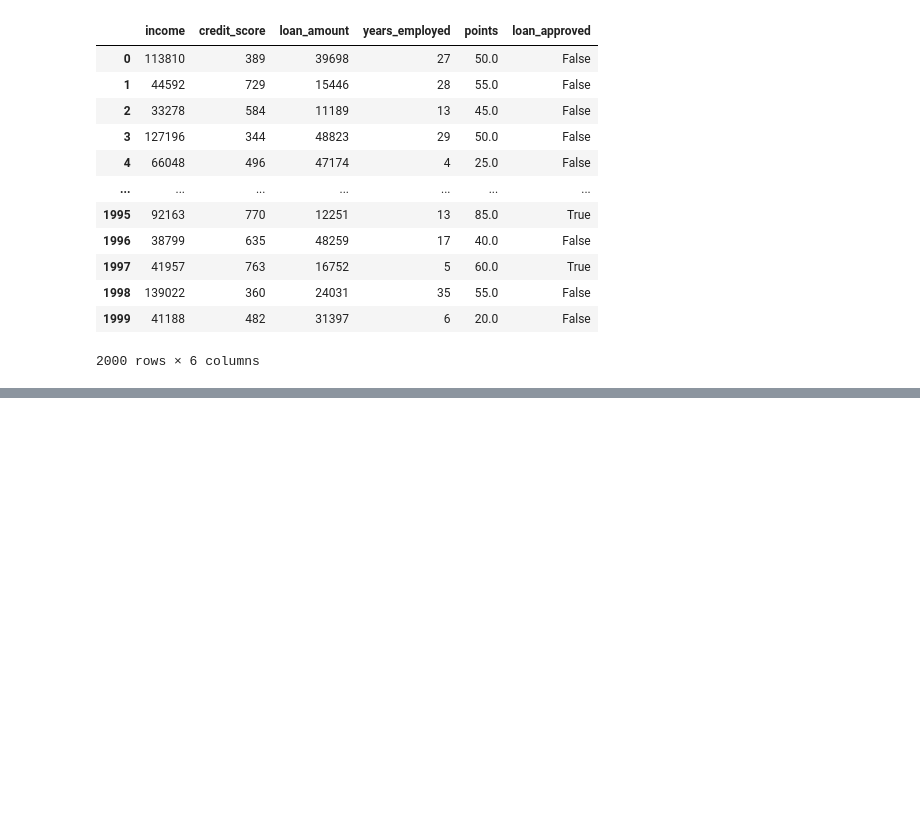
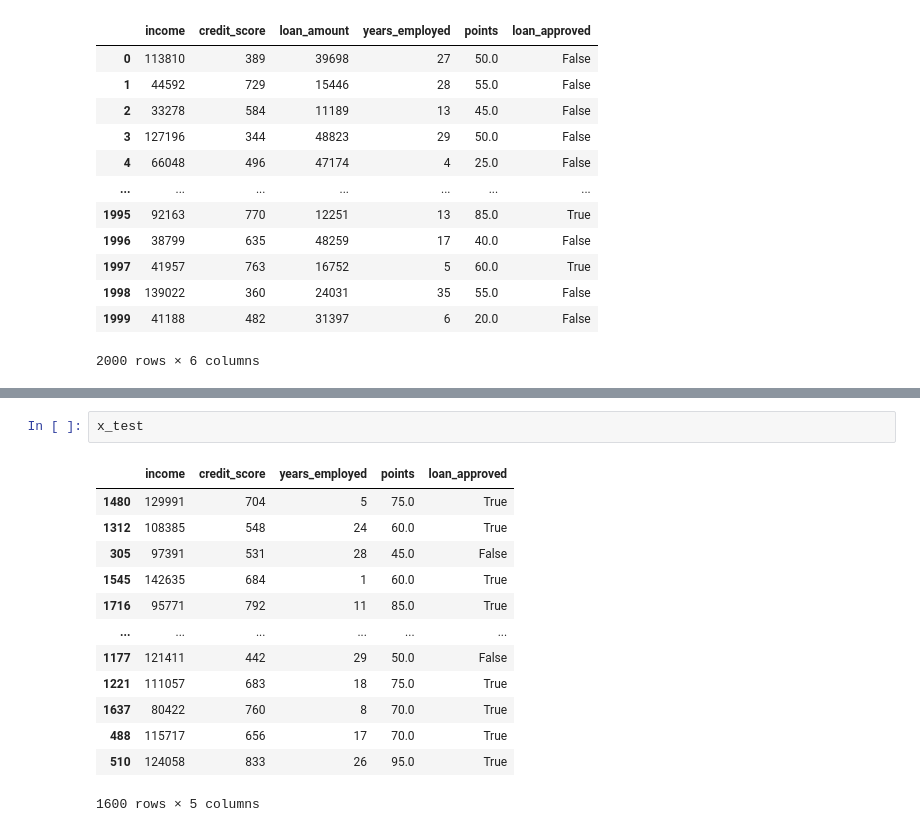
Before and after one commit to Ankush-bi/Training_of_Datascince, a Jupyter notebook: Project/Loan/loan_data.ipynb, the cells around one changed output, grey strips where cells are left out. Cells and saved outputs as stored; diff of their text form; blank space fills up the shorter version.

```diff
--- a/Project/Loan/loan_data.ipynb
+++ b/Project/Loan/loan_data.ipynb
@@ -279,0 +367,16 @@ df
+# %%
+x_test
+# %% [output]
+|  | income | credit_score | years_employed | points | loan_approved |
+| 1480 | 129991 | 704 | 5 | 75.0 | True |
+| 1312 | 108385 | 548 | 24 | 60.0 | True |
+| 305 | 97391 | 531 | 28 | 45.0 | False |
+| 1545 | 142635 | 684 | 1 | 60.0 | True |
+| 1716 | 95771 | 792 | 11 | 85.0 | True |
+| ... | ... | ... | ... | ... | ... |
+| 1177 | 121411 | 442 | 29 | 50.0 | False |
+| 1221 | 111057 | 683 | 18 | 75.0 | True |
+| 1637 | 80422 | 760 | 8 | 70.0 | True |
+| 488 | 115717 | 656 | 17 | 70.0 | True |
+| 510 | 124058 | 833 | 26 | 95.0 | True |
+1600 rows × 5 columns
```
Also changed, not shown: parts of 23 cells of this notebook, 3 other files.
